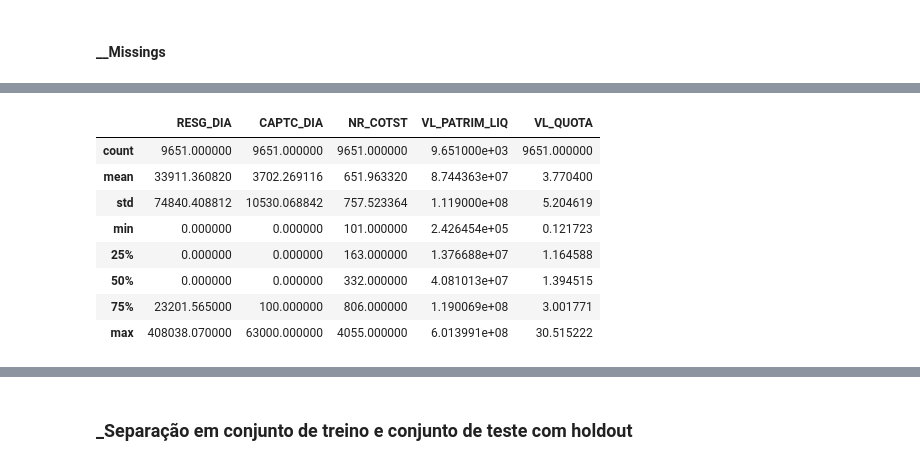
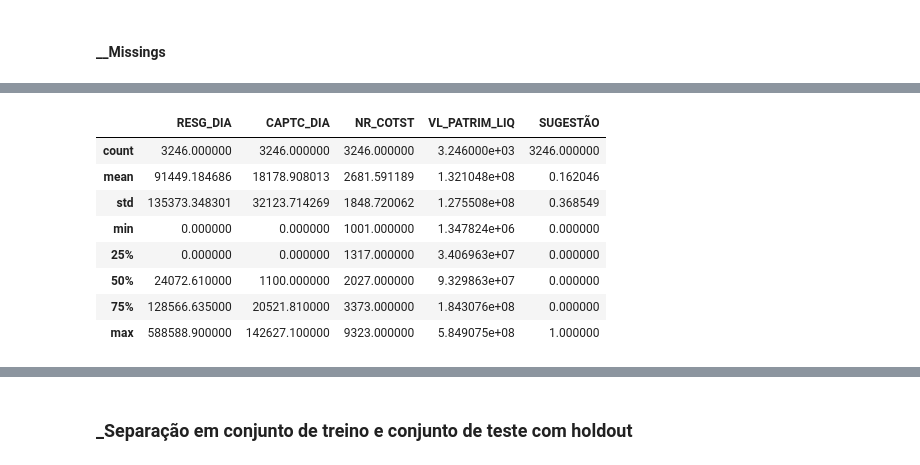
Before and after one commit to Moriblo/MVP_Spt4_EngSoft, a Jupyter notebook: MVP_SPT4_EngSoft_MLFI.ipynb, the cells around one changed output, grey strips where cells are left out. Saved outputs shown, nothing was run; the diff lists cells and outputs as text; code cells hidden in the pictures.

```diff
--- a/MVP_SPT4_EngSoft_MLFI.ipynb
+++ b/MVP_SPT4_EngSoft_MLFI.ipynb
@@ -90,3 +92,6 @@ To: /content/arquivocad.csv
+# %%
+df_m1 = df_1 # para não necessitar realizar carga a cada mudança no código
+df_m2 = df_2 # para não necessitar realizar carga a cada mudança no código
 # %% [markdown]
 ## Pré-processamento
 # %% [markdown]
@@ -216,17 +244,0 @@ df_atrib = df_atrib[['DT_COMPTC','CNPJ_FUNDO', 'TP_FUNDO', 'CLASSE', 'RESG_DIA',
-# %%
-####### AJUSTANDO ATRIBUTOS - NR_COTST #######
-# Trabalhando sobre NR_COTST (Número de Cotistas). Escolheu-se focar em fundos com mais de
-# 100 (cem) cotistas, para que se possa dar maior relevância à observação dos dados de
-# captação e resgates diários.
-df_atrib['NR_COTST'] = df_atrib['NR_COTST'].astype(int)
-df_atrib = df_atrib[(df_atrib['NR_COTST'] > 100)]
-# %%
-####### AJUSTANDO ATRIBUTOS - CLASSE #######
-# Trabalhando sobre CLASSE (Classe do Fundo)
-
-# Filtrando os dados do dataframe para conter somente a CLASSE Fundo Multimercado
-df_atrib = df_atrib[(df_atrib['CLASSE'] == "Fundo Multimercado")]
-
-# Como só teremos a CLASSE Fundo Multimercado, não faz mais sentido mantermos este atributo
-df_atrib = df_atrib[['DT_COMPTC','CNPJ_FUNDO', 'TP_FUNDO', 'RESG_DIA', 'CAPTC_DIA', 'NR_COTST', \
-                     'VL_PATRIM_LIQ', 'VL_QUOTA', 'SUGESTÃO']]
@@ -268,20 +270,61 @@ df_atrib = df_atrib[['RESG_DIA', 'CAPTC_DIA', 'NR_COTST', 'VL_PATRIM_LIQ', 'VL_Q
 # %%
+####### AVALIANDO OS DADOS #######
+
+### DADOS TABELADOS ###
+
 # Criação de DataFrames temporários para armazenar os tipos de dados e contagens
 temp1 = pd.DataFrame(df_atrib.dtypes, columns=['df_atrib_dtypes'])
 temp2 = pd.DataFrame(df_atrib.count(), columns=['df_atrib_count'])
 
 # Criação de DataFrames temporários para armazenar as informações de shape
-temp3 = pd.DataFrame([df_atrib.shape], columns=['df_atrib_rows', 'df_atrib_cols'])
+temp3 = pd.DataFrame([df_atrib.shape])
 
 # Concatenação dos DataFrames lado a lado
 result = pd.concat([temp1, temp2], axis=1)
 
+# Comportamento de SUGESTÃO
+counts = df_atrib['SUGESTÃO'].value_counts()
+
 # Exibição do resultado
+print("* Avaliação de df_atrib:")
 print(result)
+print()
+print("** SUGESTÃO")
+print(counts.to_string(dtype=False))
+print()
+display(df_atrib.describe())
 
-# Exibição das informações de shape
-print(temp3.to_string(index=False))
+### BOXPLOT ###
 
-display(df_atrib.describe())
-display(df_atrib)
+df_box = df_atrib[['RESG_DIA', 'CAPTC_DIA', 'NR_COTST', \
+                     'VL_PATRIM_LIQ']]
+
+cols = ['RESG_DIA', 'CAPTC_DIA', 'NR_COTST', \
+                     'VL_PATRIM_LIQ']
+
+fig, axs = plt.subplots(2, 2, figsize=(15, 10))
+
+for i, col in enumerate(cols):
+    ax = axs[i//2, i%2]  # Determina a posição do subplot
+    ax.boxplot(df_box[col])
+    ax.set_title(col)
+
+plt.tight_layout()
+plt.show()
+
+### DISTRIBUIÇÃO LINEAR ###
+
+# Lista das colunas a visualizar
+cols = ['RESG_DIA', 'CAPTC_DIA', 'NR_COTST', 'VL_PATRIM_LIQ']
+
+# Cria uma figura com 2 linhas e 2 colunas de subplots
+fig, axs = plt.subplots(2, 2, figsize=(14, 10))
+
+# Para cada coluna, cria um gráfico de distribuição linear
+for i, col in enumerate(cols):
+    sns.distplot(df_atrib[col], ax=axs[i//2, i%2])
+    axs[i//2, i%2].set_title('Distribuição da coluna {}'.format(col))
+
+plt.tight_layout()
+plt.show()
 # %% [output]
@@ -297,9 +342,9 @@ SUGESTÃO               object            9651
-|  | RESG_DIA | CAPTC_DIA | NR_COTST | VL_PATRIM_LIQ | VL_QUOTA |
-| count | 9651.000000 | 9651.000000 | 9651.000000 | 9.651000e+03 | 9651.000000 |
-| mean | 33911.360820 | 3702.269116 | 651.963320 | 8.744363e+07 | 3.770400 |
-| std | 74840.408812 | 10530.068842 | 757.523364 | 1.119000e+08 | 5.204619 |
-| min | 0.000000 | 0.000000 | 101.000000 | 2.426454e+05 | 0.121723 |
-| 25% | 0.000000 | 0.000000 | 163.000000 | 1.376688e+07 | 1.164588 |
-| 50% | 0.000000 | 0.000000 | 332.000000 | 4.081013e+07 | 1.394515 |
-| 75% | 23201.565000 | 100.000000 | 806.000000 | 1.190069e+08 | 3.001771 |
-| max | 408038.070000 | 63000.000000 | 4055.000000 | 6.013991e+08 | 30.515222 |
+|  | RESG_DIA | CAPTC_DIA | NR_COTST | VL_PATRIM_LIQ | SUGESTÃO |
+| count | 3246.000000 | 3246.000000 | 3246.000000 | 3.246000e+03 | 3246.000000 |
+| mean | 91449.184686 | 18178.908013 | 2681.591189 | 1.321048e+08 | 0.162046 |
+| std | 135373.348301 | 32123.714269 | 1848.720062 | 1.275508e+08 | 0.368549 |
+| min | 0.000000 | 0.000000 | 1001.000000 | 1.347824e+06 | 0.000000 |
+| 25% | 0.000000 | 0.000000 | 1317.000000 | 3.406963e+07 | 0.000000 |
+| 50% | 24072.610000 | 1100.000000 | 2027.000000 | 9.329863e+07 | 0.000000 |
+| 75% | 128566.635000 | 20521.810000 | 3373.000000 | 1.843076e+08 | 0.000000 |
+| max | 588588.900000 | 142627.100000 | 9323.000000 | 5.849075e+08 | 1.000000 |
```
Also changed, not shown: parts of 23 cells of this notebook.
